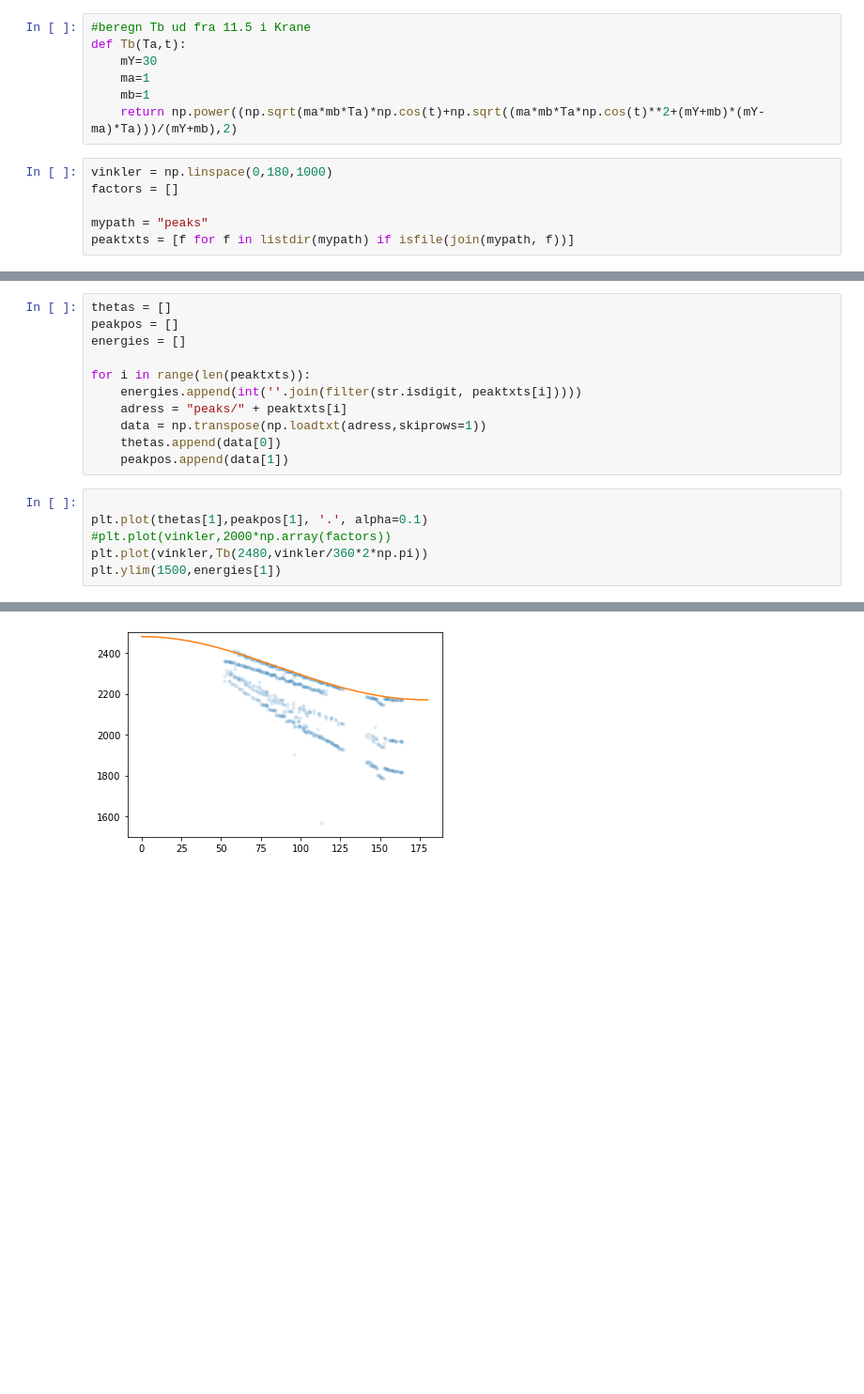
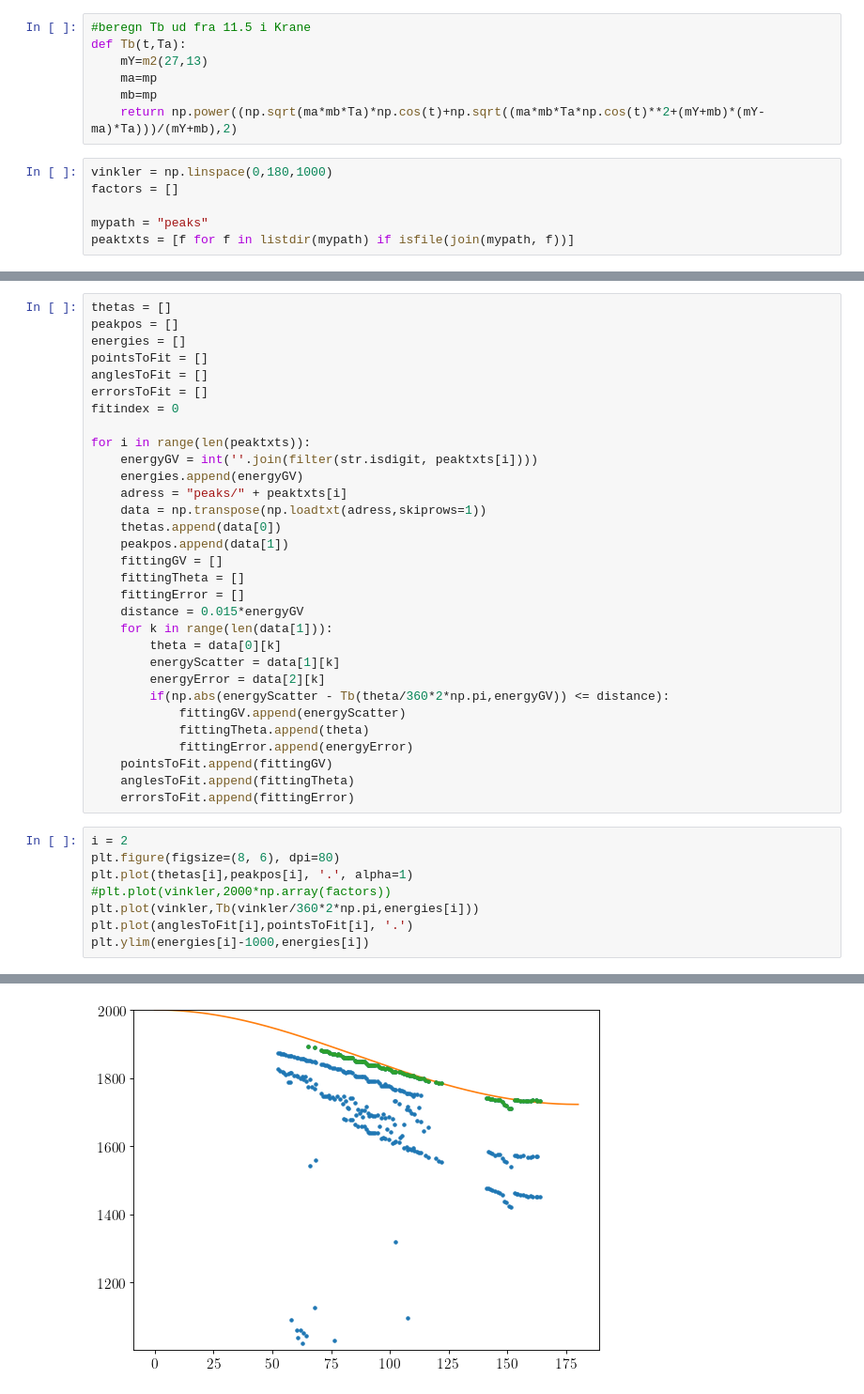
Before and after one commit to JeppeSchultzNielsen/Aluscattering2, a Jupyter notebook: Peak analyse.ipynb, the cells around one changed output, grey strips where cells are left out. Shown: that part at 94% size. Saved outputs shown, nothing was run; the diff lists cells and outputs as text; blank space fills up the shorter version.

Commit message:
Gemmer de fittede histogrammer. Stadig problemer med hældningen på kurven

```diff
--- a/Peak analyse.ipynb
+++ b/Peak analyse.ipynb
@@ -43,10 +66,10 @@ def factor(m1, m2, t): #t er lab scatteringvinkel i radianer.
     return mr**2*(1/m1**2+1/m2**2+2/(m1*m2)*np.cos(vinkelCOM))
 # %%
 #beregn Tb ud fra 11.5 i Krane
-def Tb(Ta,t):
-    mY=30
-    ma=1
-    mb=1
+def Tb(t,Ta):
+    mY=m2(27,13)
+    ma=mp
+    mb=mp
     return np.power((np.sqrt(ma*mb*Ta)*np.cos(t)+np.sqrt((ma*mb*Ta*np.cos(t)**2+(mY+mb)*(mY-ma)*Ta)))/(mY+mb),2)
 # %%
 vinkler = np.linspace(0,180,1000)
@@ -58,17 +85,39 @@ peaktxts = [f for f in listdir(mypath) if isfile(join(mypath, f))]
 thetas = []
 peakpos = []
 energies = []
+pointsToFit = []
+anglesToFit = []
+errorsToFit = []
+fitindex = 0
 
 for i in range(len(peaktxts)):
-    energies.append(int(''.join(filter(str.isdigit, peaktxts[i]))))
+    energyGV = int(''.join(filter(str.isdigit, peaktxts[i])))
+    energies.append(energyGV)
     adress = "peaks/" + peaktxts[i]
     data = np.transpose(np.loadtxt(adress,skiprows=1))
     thetas.append(data[0])
     peakpos.append(data[1])
+    fittingGV = []
+    fittingTheta = []
+    fittingError = []
+    distance = 0.015*energyGV
+    for k in range(len(data[1])):
+        theta = data[0][k]
+        energyScatter = data[1][k]
+        energyError = data[2][k]
+        if(np.abs(energyScatter - Tb(theta/360*2*np.pi,energyGV)) <= distance):
+            fittingGV.append(energyScatter)
+            fittingTheta.append(theta)
+            fittingError.append(energyError)
+    pointsToFit.append(fittingGV)
+    anglesToFit.append(fittingTheta)
+    errorsToFit.append(fittingError)
 # %%
-
-plt.plot(thetas[1],peakpos[1], '.', alpha=0.1)
+i = 2
+plt.figure(figsize=(8, 6), dpi=80)
+plt.plot(thetas[i],peakpos[i], '.', alpha=1)
 #plt.plot(vinkler,2000*np.array(factors))
-plt.plot(vinkler,Tb(2480,vinkler/360*2*np.pi))
-plt.ylim(1500,energies[1])
+plt.plot(vinkler,Tb(vinkler/360*2*np.pi,energies[i]))
+plt.plot(anglesToFit[i],pointsToFit[i], '.')
+plt.ylim(energies[i]-1000,energies[i])
 # %% [output]
@@ -76 +125 @@ plt.ylim(1500,energies[1])
-[figure, old version]
+[figure, new version]
```
Also changed, not shown: parts of 7 cells of this notebook, 11 other files.
